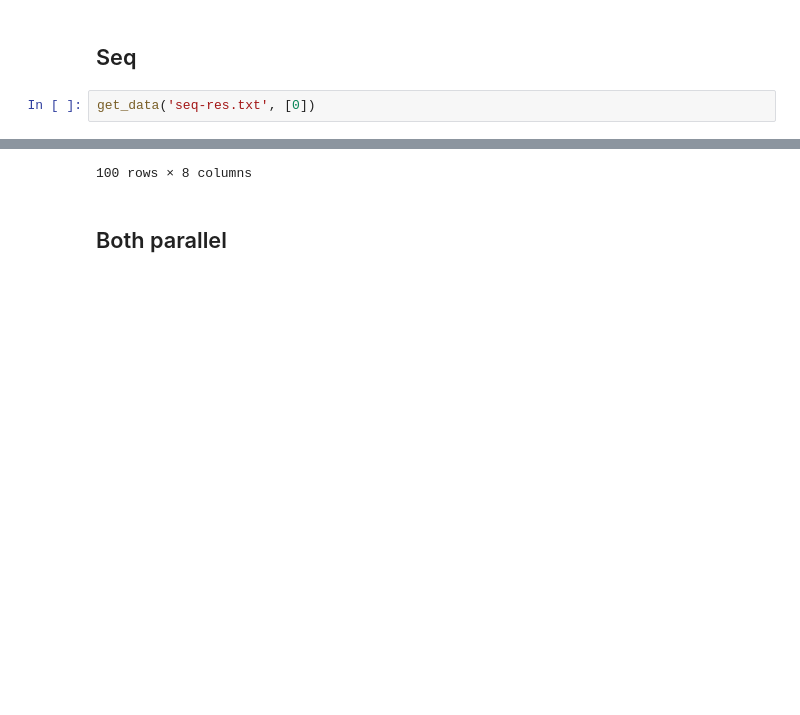
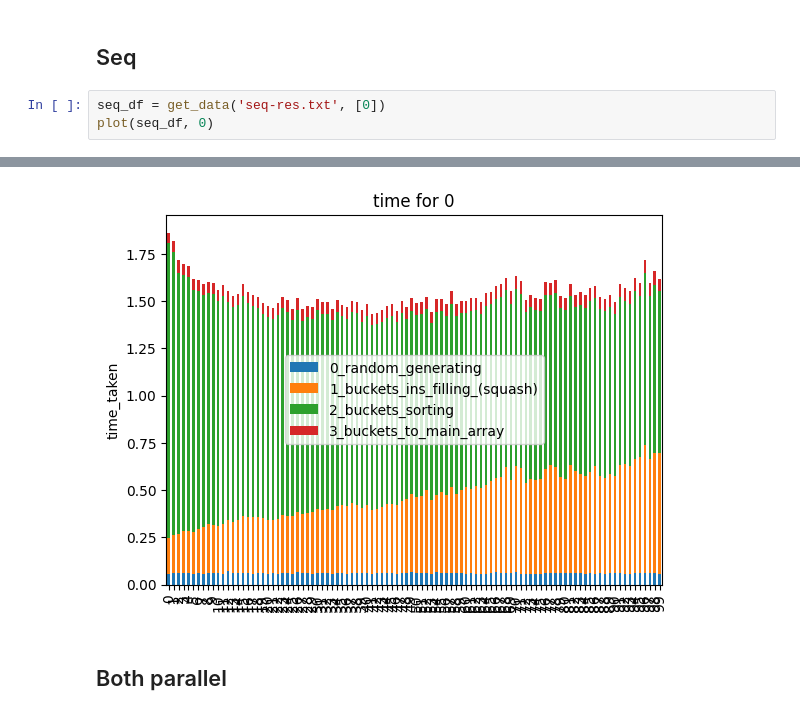
Before and after one commit to xsalonx/MPR-2023, a Jupyter notebook: lab2/vis2.ipynb, the cells around one changed output, grey strips where cells are left out. Drawn from its saved outputs; the diff is of its cells as text; blank space fills up the shorter version.

```diff
--- a/lab2/vis2.ipynb
+++ b/lab2/vis2.ipynb
@@ -35,5 +51,6 @@ def get_data(file, algos):
 # %% [markdown]
 ## Seq
 # %%
-get_data('seq-res.txt', [0])
+seq_df = get_data('seq-res.txt', [0])
+plot(seq_df, 0)
 # %% [output]
@@ -52,4 +57,4 @@ get_data('seq-res.txt', [0])
-100 rows × 8 columns
+[figure, added]
 # %% [markdown]
 ## Both parallel
 # %%
```
Also changed, not shown: parts of 11 cells of this notebook, 5 other files.
